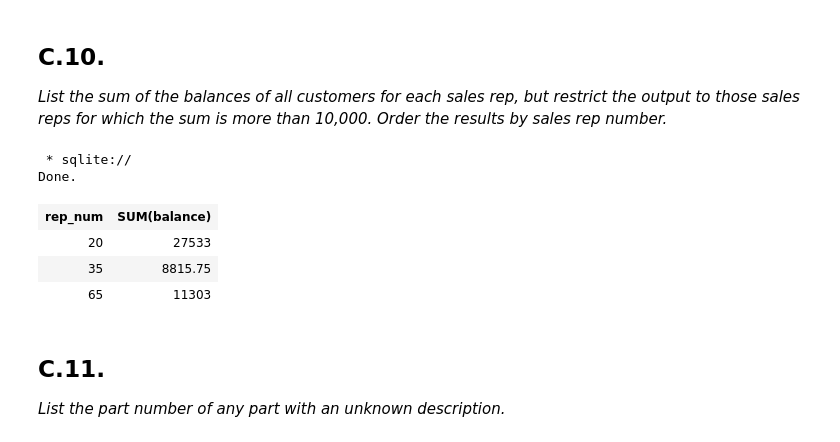
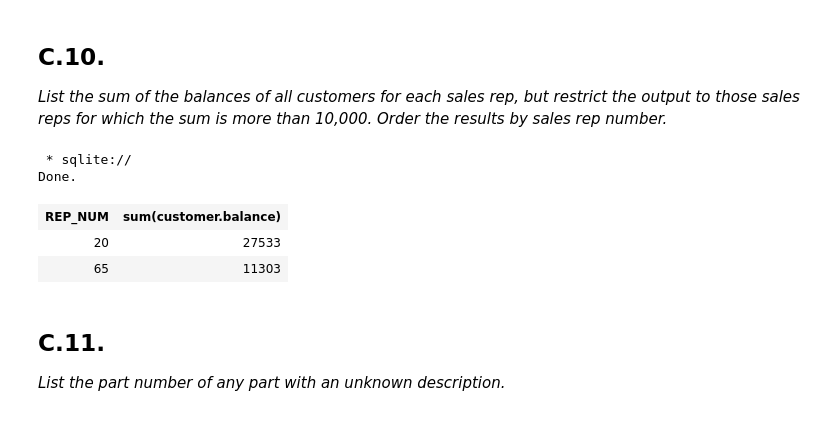
Before and after one commit to RSM2401-JMEX/Group-Assignment-1, a Jupyter notebook: Group-Assignment-1.ipynb, the cells around one changed output. Saved outputs shown, nothing was run; the diff lists cells and outputs as text; code cells hidden in the pictures.

Commit message:
Debugging
Part 2
- Capitalized the table name in "CREATE" to follow the schema syntax
Part 3
- Corrected C10

```diff
--- a/Group-Assignment-1.ipynb
+++ b/Group-Assignment-1.ipynb
@@ -655,22 +655,18 @@ Done.
 # %% [markdown]
 ## C.10.
 *List the sum of the balances of all customers for each sales rep, but restrict the output to those sales reps for which the sum is more than 10,000. Order the results by sales rep number.*
-# %%
-%%sql
-SELECT rep_num, SUM(balance)
-FROM customer
-
-WHERE balance > (SELECT SUM(balance) > 10000
-                FROM customer)
-GROUP BY rep_num
-ORDER BY rep_num;
-# %% [output]
- * sqlite://
-Done.
-| rep_num | SUM(balance) |
-| 20 | 27533 |
-| 35 | 8815.75 |
-| 65 | 11303 |
+# %%
+%%sql
+select rep.rep_num, sum(customer.balance) from rep, customer
+where rep.rep_num = customer.rep_num
+group by rep.rep_num
+having sum(customer.balance) > 10000;
+# %% [output]
+ * sqlite://
+Done.
+| REP_NUM | sum(customer.balance) |
+| 20 | 27533 |
+| 65 | 11303 |
 # %% [markdown]
 ## C.11.
 *List the part number of any part with an unknown description.*
```
Also changed, not shown: parts of 5 cells of this notebook.
